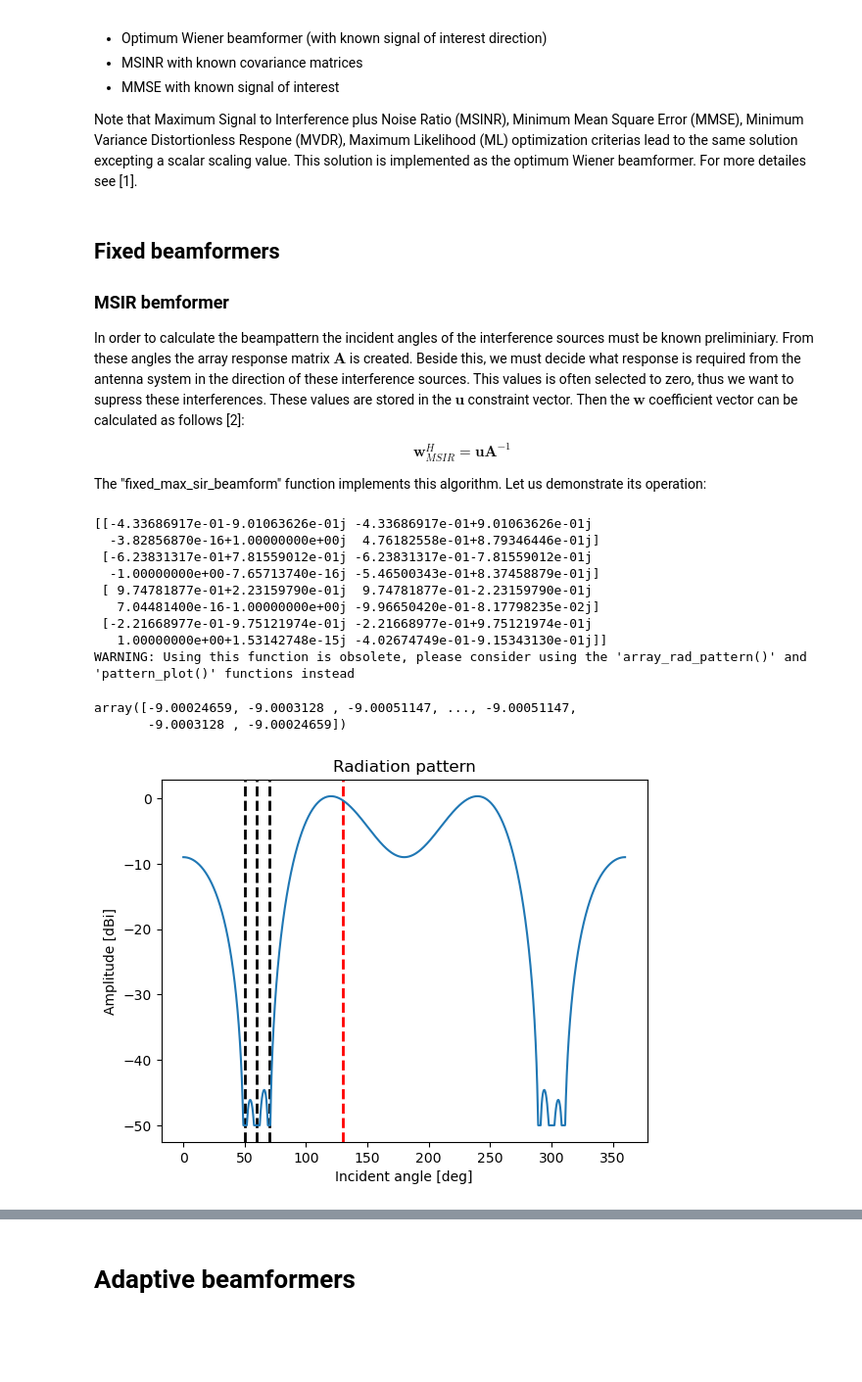
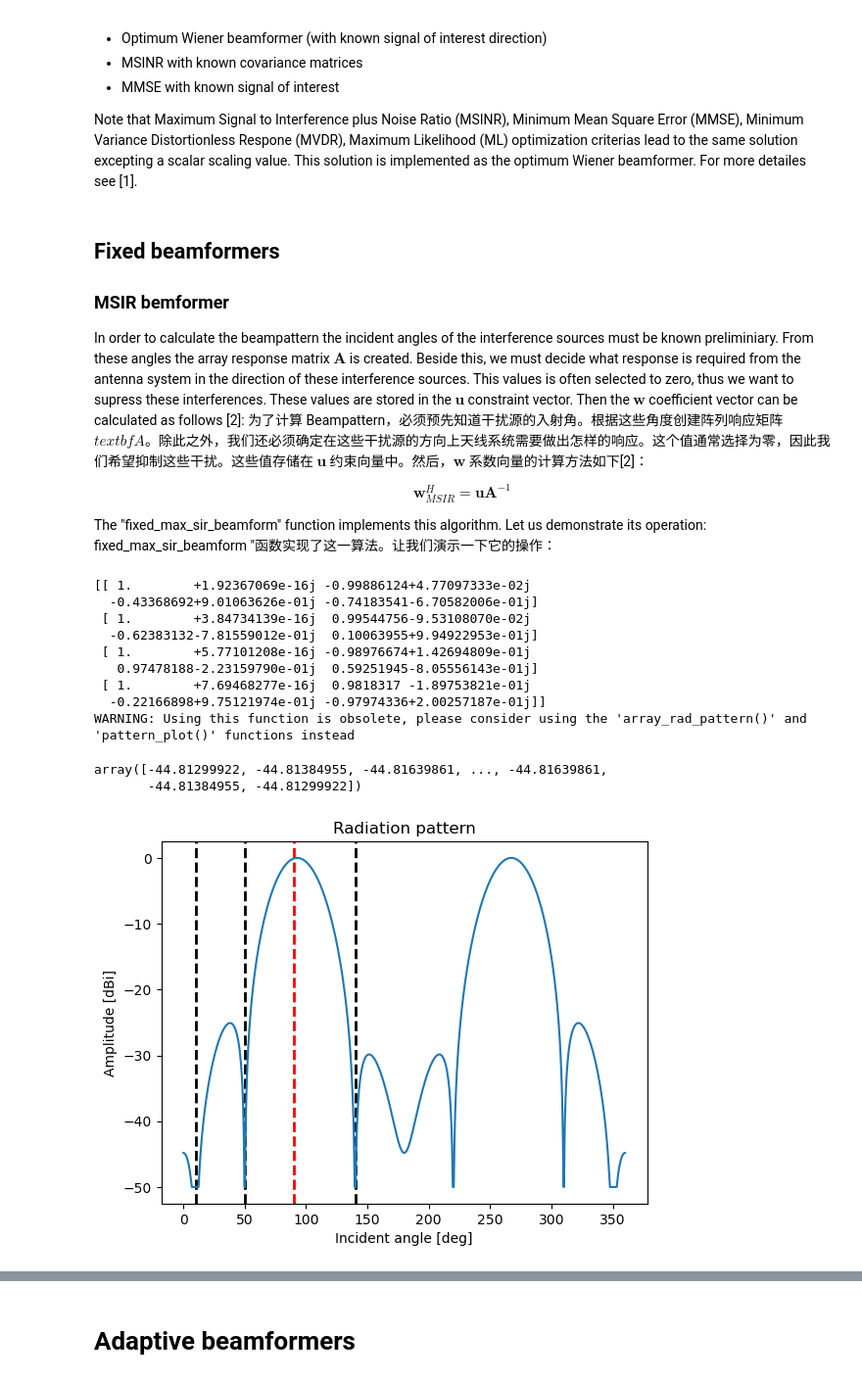
Before and after one commit to kinggaingain/pyArgus, a Jupyter notebook: nb_beamform.ipynb, the cells around one changed output, grey strips where cells are left out. Shown at 98% size. Saved outputs shown, nothing was run; the diff lists cells and outputs as text; code cells hidden in the pictures; blank space fills up the shorter version.

```diff
--- a/nb_beamform.ipynb
+++ b/nb_beamform.ipynb
@@ -56,43 +54,47 @@ Note that Maximum Signal to Interference plus Noise Ratio (MSINR), Minimum Mean
 ### MSIR bemformer
 
 In order to calculate the beampattern the incident angles of the interference sources must be known preliminiary. From these angles the array response matrix $\textbf{A}$ is created. Beside this, we must decide what response is required from the antenna system in the direction of these interference sources. This values is often selected to zero, thus we want to supress these interferences. These values are stored in the $\textbf{u}$ constraint vector. Then the $\textbf{w}$ coefficient vector can be calculated as follows [2]:
+为了计算 Beampattern，必须预先知道干扰源的入射角。根据这些角度创建阵列响应矩阵 $textbf{A}$。除此之外，我们还必须确定在这些干扰源的方向上天线系统需要做出怎样的响应。这个值通常选择为零，因此我们希望抑制这些干扰。这些值存储在 $\textbf{u}$ 约束向量中。然后，$\textbf{w}$ 系数向量的计算方法如下[2]：
 
 $$\textbf{w}_{MSIR}^H = \textbf{u} \textbf{A}^{-1}$$
 
 The "fixed_max_sir_beamform" function implements this algorithm. Let us demonstrate its operation:
+fixed_max_sir_beamform "函数实现了这一算法。让我们演示一下它的操作：
 # %%
 # Incident angle of the signal of interest is: 130 [deg]
 # Incident angle of interferences are: 50,60,70 [deg]
-par_angles = np.array([130, 50, 60, 70])  # Incident angle definition
-par_constraints = np.array([1, 0, 0, 0]).reshape(4,1)  # Constraint vector definition
-par_array_alignment = np.array([0.5, 1, 1.5, 2])  # Vector used to describe the antenna system
+# 这段代码用于计算并展示最大信干比波束形成的过程和结果。
+par_angles = np.array([90, 10, 50, 140])  # Incident angle definition 信号感兴趣的入射角是130度，干扰信号的入射角为50度、60度和70度
+par_constraints = np.array([1, 0, 0, 0]).reshape(4,1)  # Constraint vector definition 由约束向量构成的数组，用于描述问题约束
+par_array_alignment = np.array([0.5, 1, 1.5, 2])  # Vector used to describe the antenna system 用于描述天线系统的数组 应该是天线位置
 
-w_maxsir = bf.fixed_max_sir_beamform(par_angles, par_constraints, par_array_alignment)  # Calculate coefficients
+w_maxsir = bf.fixed_max_sir_beamform(par_angles, par_constraints, par_array_alignment)  # Calculate coefficients 函数计算了最大信干比波束形成的系数
 
-# Plot the obtained beampattern
+# Plot the obtained beampattern 创建了绘图对象 figure 和子绘图对象 ax
 figure = plt.figure()
 ax = figure.add_subplot(111)
 
-# mark incident angles on the figure
-ax.axvline(linestyle = '--',linewidth = 2,color = 'r',x = 130)
+# mark incident angles on the figure 在图中用虚线标记了入射角度
+ax.axvline(linestyle = '--',linewidth = 2,color = 'r',x = 90)
+ax.axvline(linestyle = '--',linewidth = 2,color = 'black',x = 10)
 ax.axvline(linestyle = '--',linewidth = 2,color = 'black',x = 50)
-ax.axvline(linestyle = '--',linewidth = 2,color = 'black',x = 60)
-ax.axvline(linestyle = '--',linewidth = 2,color = 'black',x = 70)
+ax.axvline(linestyle = '--',linewidth = 2,color = 'black',x = 140)
 
-array_alignment = np.array(([0.5, 1, 1.5, 2],[0, 0, 0, 0]))
+array_alignment = np.array(([0.5, 1, 1.5, 2],[0, 0, 0, 0]))# 包含天线系统对齐信息的数组 array_alignment
 array_rad_pattern_plot(w=w_maxsir, array_alignment = array_alignment, axes=ax)
+#调用了 array_rad_pattern_plot 函数绘制了波束形成图，传入了波束系数 w_maxsir 和天线数组对齐信息。
 # %% [output]
-[[-4.33686917e-01-9.01063626e-01j -4.33686917e-01+9.01063626e-01j
-  -3.82856870e-16+1.00000000e+00j  4.76182558e-01+8.79346446e-01j]
- [-6.23831317e-01+7.81559012e-01j -6.23831317e-01-7.81559012e-01j
-  -1.00000000e+00-7.65713740e-16j -5.46500343e-01+8.37458879e-01j]
- [ 9.74781877e-01+2.23159790e-01j  9.74781877e-01-2.23159790e-01j
-   7.04481400e-16-1.00000000e+00j -9.96650420e-01-8.17798235e-02j]
- [-2.21668977e-01-9.75121974e-01j -2.21668977e-01+9.75121974e-01j
-   1.00000000e+00+1.53142748e-15j -4.02674749e-01-9.15343130e-01j]]
+[[ 1.        +1.92367069e-16j -0.99886124+4.77097333e-02j
+  -0.43368692+9.01063626e-01j -0.74183541-6.70582006e-01j]
+ [ 1.        +3.84734139e-16j  0.99544756-9.53108070e-02j
+  -0.62383132-7.81559012e-01j  0.10063955+9.94922953e-01j]
+ [ 1.        +5.77101208e-16j -0.98976674+1.42694809e-01j
+   0.97478188-2.23159790e-01j  0.59251945-8.05556143e-01j]
+ [ 1.        +7.69468277e-16j  0.9818317 -1.89753821e-01j
+  -0.22166898+9.75121974e-01j -0.97974336+2.00257187e-01j]]
 WARNING: Using this function is obsolete, please consider using the 'array_rad_pattern()' and 'pattern_plot()' functions instead
-array([-9.00024659, -9.0003128 , -9.00051147, ..., -9.00051147,
-       -9.0003128 , -9.00024659])
+array([-44.81299922, -44.81384955, -44.81639861, ..., -44.81639861,
+       -44.81384955, -44.81299922])
-[figure, old version]
+[figure, new version]
 # %% [markdown]
 The previously introduced beamformer can be applied only when the number of specified constraints is equal with the number antenna elements in the antenna system. In case it is not true, Godara's method may be applied.
```
Also changed, not shown: parts of 6 cells of this notebook, 7 other files.
